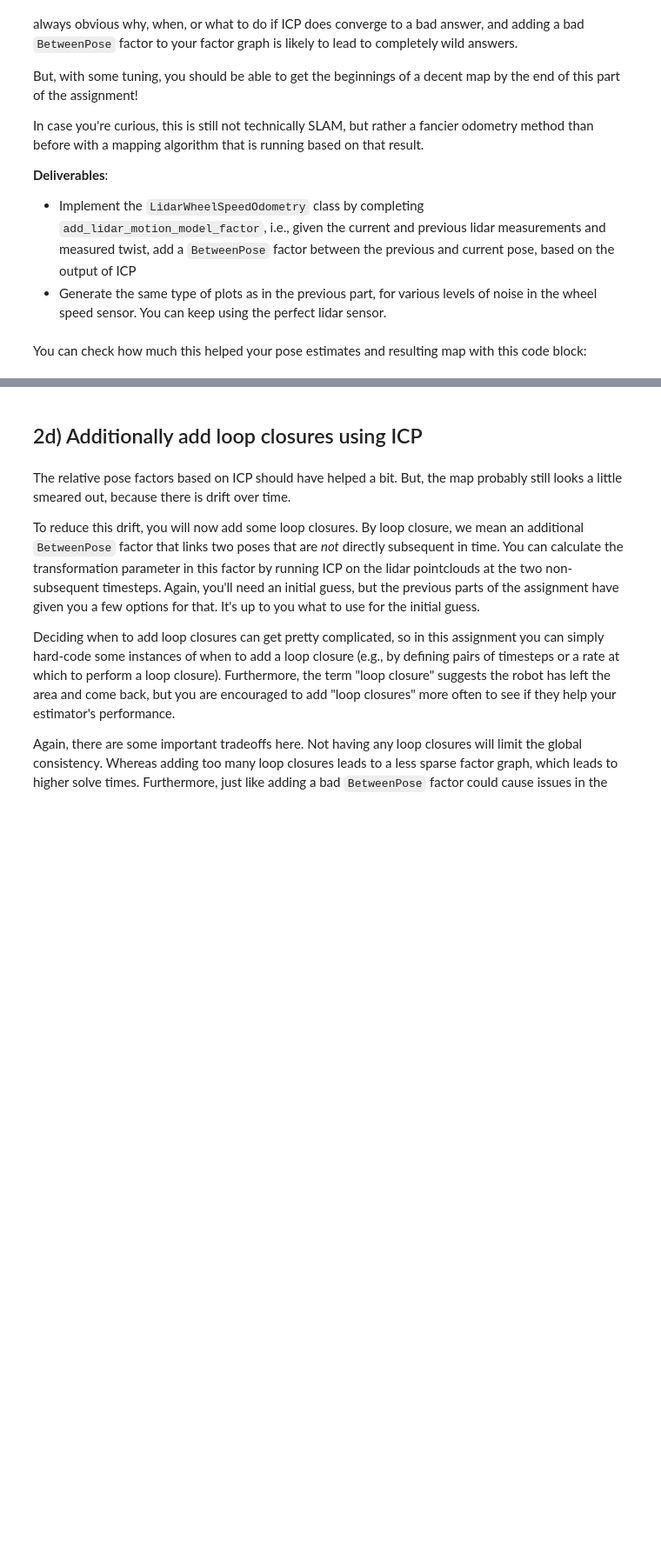
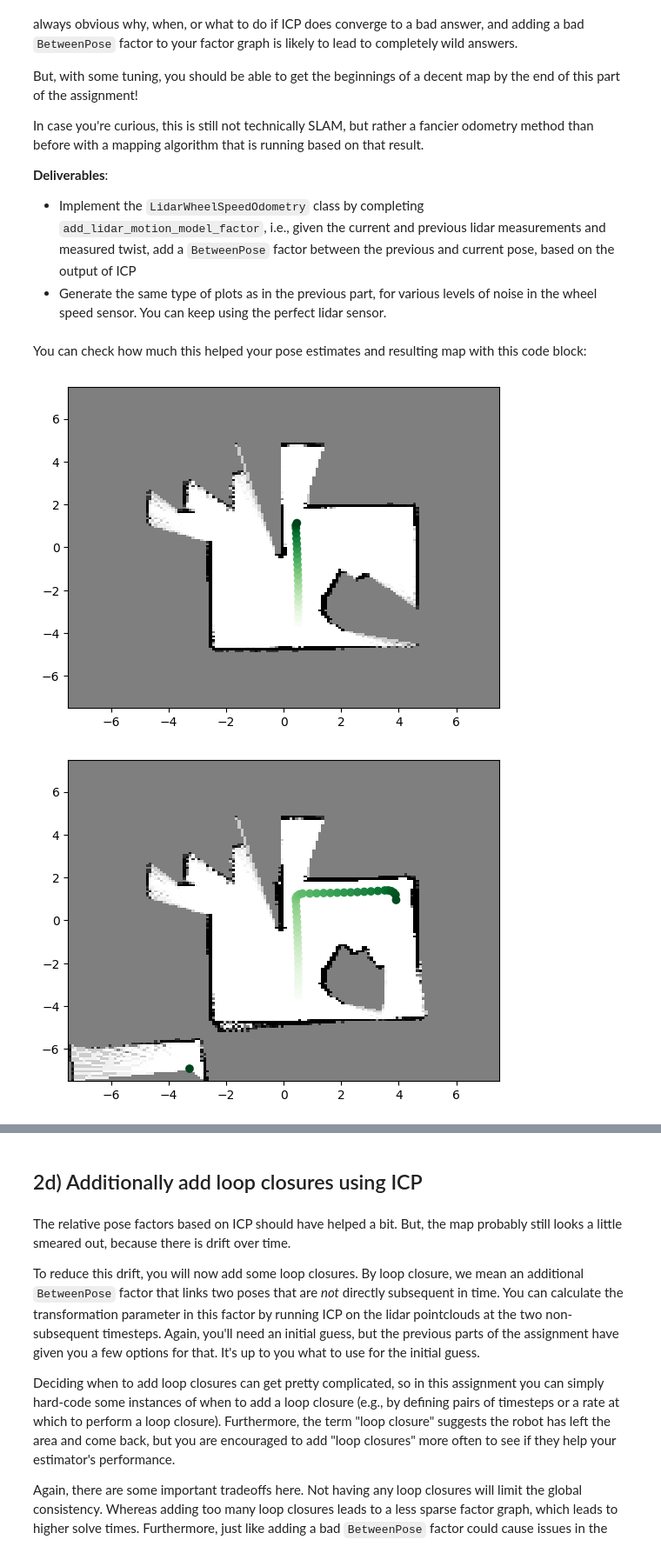
Before and after one commit to rohith-poola/MR, a Jupyter notebook: A5/MR_HW5.ipynb, the cells around one changed output, grey strips where cells are left out. Shown at 87% size. Drawn from its saved outputs; the diff is of its cells as text; code cells hidden in the pictures; blank space fills up the shorter version.

```diff
--- a/A5/MR_HW5.ipynb
+++ b/A5/MR_HW5.ipynb
@@ -818,6 +823,19 @@ class LidarWheelSpeedOdometry(OdometryFactorGraph):
 
         self.sensor_msgs = []
 
+    # Function to change the lidar format from dictionary to expected format
+    def lidar_obs_to_hit_pts(self, lidar_measurement: dict[str, np.ndarray]):
+        ranges = lidar_measurement["ranges"]  # Distances
+        angles = lidar_measurement["angles"]  # Corresponding angles
+
+        # Convert to Cartesian coordinates
+        x = ranges * np.cos(angles)
+        y = ranges * np.sin(angles)
+
+        points = np.column_stack((x, y))
+
+        return points
+
     def add_lidar_motion_model_factor(
         self, current_lidar_measurement: dict[str, np.ndarray], prev_lidar_measurement: dict[str, np.ndarray], control: np.ndarray
     ) -> None:
@@ -826,8 +844,27 @@ class LidarWheelSpeedOdometry(OdometryFactorGraph):
         # Run ICP btwn current and prev lidar measurements (or vice versa)
         # Add BetweenFactor based on ICP result
         # Add initial estimate for self.poses[-2]
+        prev_pose = self.initial_estimate.atPose2(self.poses[-2])
+        propogated_pose = self.motion_model.step(np.array([prev_pose.x(), prev_pose.y(), prev_pose.theta()]), control, self.dt)
+        current_pose = gtsam.Pose2(propogated_pose[0], propogated_pose[1], propogated_pose[2])
+        # print(f"Index: {self.current_state_index}")
+        # ICP
+        xd = current_pose.x() - prev_pose.x()
+        yd = current_pose.y() - prev_pose.y()
+        thetad = current_pose.theta() - prev_pose.theta()
 
-        raise NotImplementedError
+        t0 = np.array([xd, yd])
+        r0 = np.array([[np.cos(thetad), -np.sin(thetad)], [np.sin(thetad), np.cos(thetad)]])
+        prev_lidar = self.lidar_obs_to_hit_pts(prev_lidar_measurement)
+        current_lidar = self.lidar_obs_to_hit_pts(current_lidar_measurement)
+
+        registrar = ICP(d_max=0.5, num_iterations=100)
+        t, Rotate = registrar.run(current_lidar, prev_lidar, t0, r0, plot_every=1, show=False)
+
+        relative_pose = gtsam.Pose2(t[0], t[1], np.arctan2(Rotate[1, 0], Rotate[0, 0]))
+        self.graph.add(gtsam.BetweenFactorPose2(self.poses[-2], self.poses[-1], relative_pose, self.odometry_noise))
+        self.initial_estimate.insert(self.poses[-1], relative_pose)
+        # raise NotImplementedError
 
     def step(self, obs: dict, action: np.ndarray) -> dict:
         # Each time step is called, add nodes & factors to self.graph and solve
@@ -884,7 +921,7 @@ np.random.seed(0)
 # Tell the environment to use a wheel speed and Lidar2D sensor (and make the true state available in obs, just for debugging)
 env.unwrapped.sensor_models = {
     "state": sensor_models.StateFeedback(),
-    "wheel_speeds": sensor_models.NoisyWheelSpeedSensor(variance=0.5**2),
+    "wheel_speeds": sensor_models.NoisyWheelSpeedSensor(variance=0.1**2),
     "lidar": sensor_models.Lidar2D(
         env.unwrapped.map,
         num_beams=360,
@@ -905,30 +942,33 @@ obs = env.unwrapped._get_obs()  # pylint:disable=protected-access
 
 # Instantiate your LidarWheelSpeedOdometry class, which will be queried as the
 # robot moves
 lidar_wheel_speed_odometry = LidarWheelSpeedOdometry(dt=env.unwrapped.dt)
 
 states = []
 lidar_measurements = []
 
 for step_num, t in enumerate(np.arange(0, 40, env.unwrapped.dt)):
 
     # calculate which action to implement on this timestep
     action_twist = control_policy.get_action(t)
 
     # Extract sensor data
     states.append(obs["state"])
     lidar_measurements.append(obs["lidar"])
     measured_twist = wheel_speed_to_twist(obs["wheel_speeds"])
 
     # Update the factor graph with this step's odometry info & re-solve
     estimates = lidar_wheel_speed_odometry.step(obs, measured_twist)
 
     # Update the map with latest pose estimates & lidar scans
     if step_num % 20 == 0 and step_num > 0:
         compute_map(estimates["pose_means"], lidar_measurements, initial_state=initial_state, pause=0.1, map_xwidth=15, map_ywidth=15)
 
     # Advance the simulator (i.e., robot moves and makes a new measurement)
     obs, _, _, _, _ = env.step(action_twist)
 
 # Calculate a final map after the full trajectory
 compute_map(estimates["pose_means"], lidar_measurements, initial_state=initial_state, pause=False, show=True, map_xwidth=15, map_ywidth=15)
+# %% [output]
+[figure, added]
+[figure, added]
```
Also changed, not shown: parts of 10 cells of this notebook.
